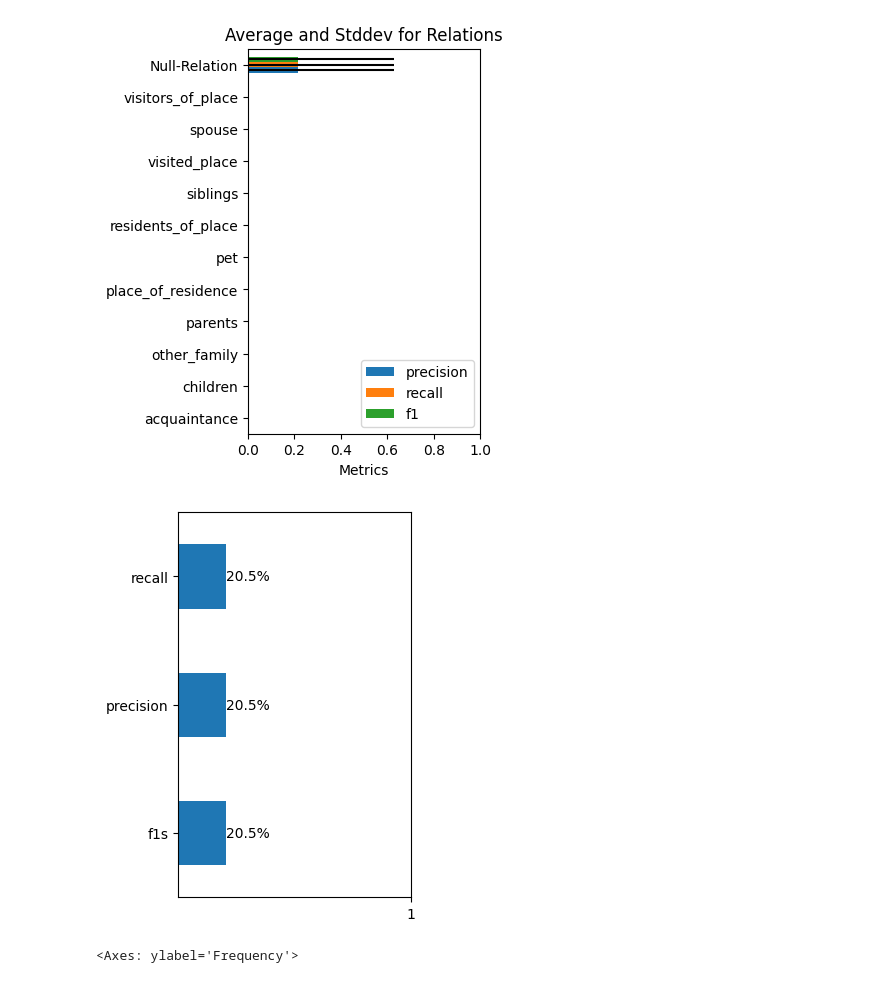
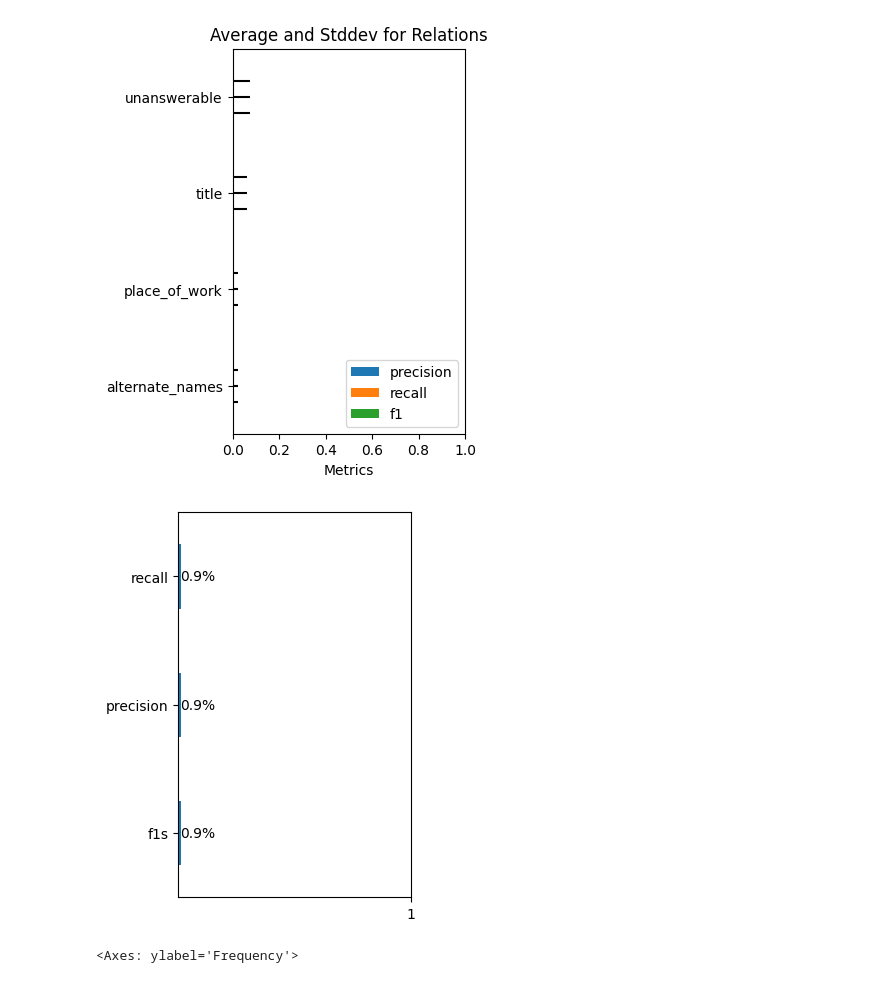
Before and after one commit to murilobellatini/RelNetCare, a Jupyter notebook: reports/04_model_evaluation/dialogre-evaluate-llama-relation-inferer.ipynb, the cells around one changed output. Drawn from its saved outputs; the diff is of its cells as text; code cells hidden in the pictures.

```diff
--- a/reports/04_model_evaluation/dialogre-evaluate-llama-relation-inferer.ipynb
+++ b/reports/04_model_evaluation/dialogre-evaluate-llama-relation-inferer.ipynb
@@ -6,13 +9,14 @@ from src.processing.relation_extraction_evaluator import RelationExtractorEvalua
 from src.config import get_config_from_stem
 
 # Define path for the test dataset
-data_stem="dialog-re-llama-35cls-clsTskOnl"
+data_stem="dialog-re-llama-35cls-clsTskOnl-instrB"
 test_file_path = f"/home/murilo/RelNetCare/data/processed/{data_stem}/{data_stem}-test.json"
 
 # get config and evaluator
 config = get_config_from_stem(data_stem)
-# evaluator = RelationExtractorEvaluator(config=config)
+evaluator = RelationExtractorEvaluator(config=config)
 
 # Evaluate performance
 df = evaluator.assess_performance_on_test_dataset(test_file_path, cap_size=None, return_details=True)
+df.sort_values(['f1s', 'raw_inference'], ascending=[False, False])
 # %% [output]
@@ -64,20 +41,22 @@ Relation:
 # %%
 
 # Define your ontology
 your_ontology = {
-    "Null-Relation", "other_family", "siblings",
-    "visited_place", "place_of_residence",
-    "spouse", "pet", "acquaintance", "children",
-    "visitors_of_place", "residents_of_place", "parents"
+    # "Null-Relation", "other_family", "siblings",
+    # "visited_place", "place_of_residence",
+    # "spouse", "pet", "acquaintance", "children",
+    # "visitors_of_place", "residents_of_place", "parents",
+
+    "title", "alternate_names", "place_of_work", "unanswerable"
     }
 
 # Usage
 my_metrics = RelationGranularMetrics(df, your_ontology)
 result = my_metrics.process()
 chart_df = my_metrics.to_dataframe()
 my_metrics.plot_metrics(chart_df)
 # %% [output]
-[figure, old version]
+[figure, new version]
 # %%
 import matplotlib.pyplot as plt
 
@@ -95,7 +74,7 @@ for bar in ax.patches:
 # Show the plot
 plt.show()
 # %% [output]
-[figure, old version]
+[figure, new version]
 # %%
 df[['precision', 'recall', 'f1s']].fillna(0).plot(kind='hist', alpha=0.5, figsize=(3, 5))
 # %% [output]
```
Also changed, not shown: parts of 5 cells of this notebook, 6 other files.
